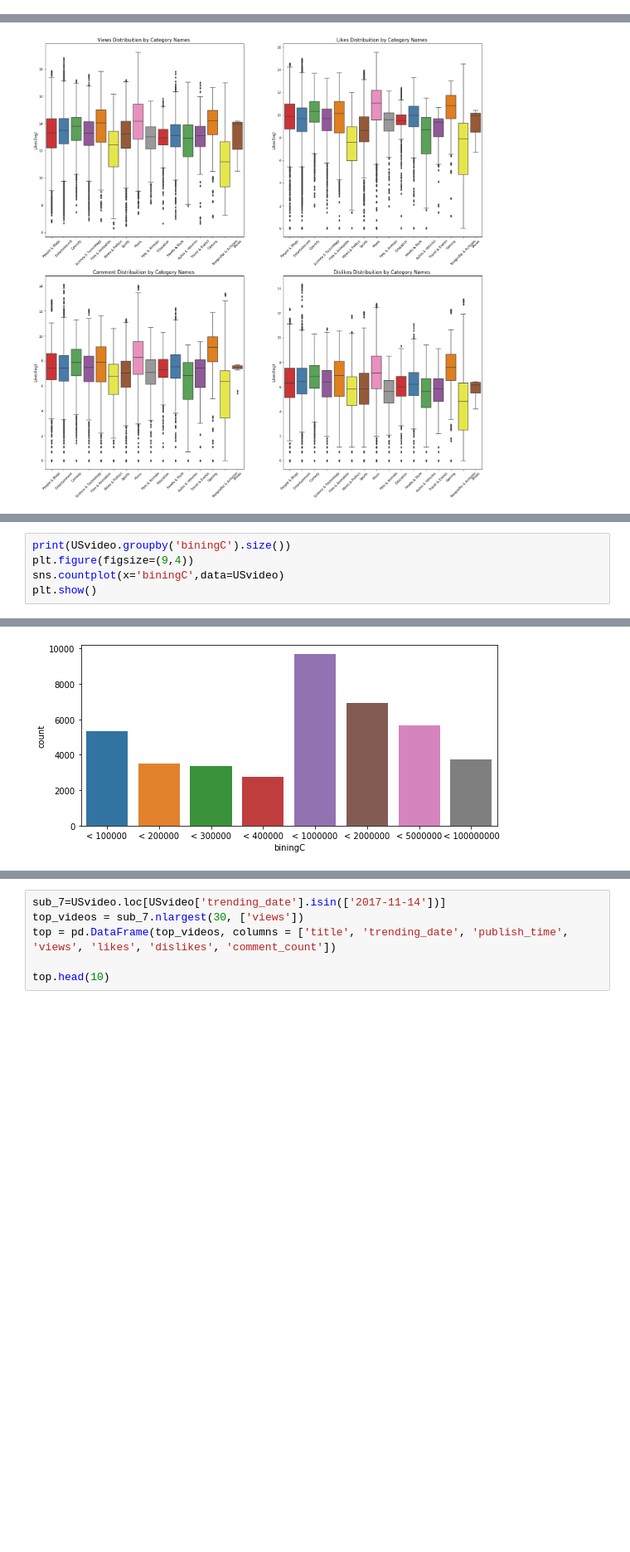
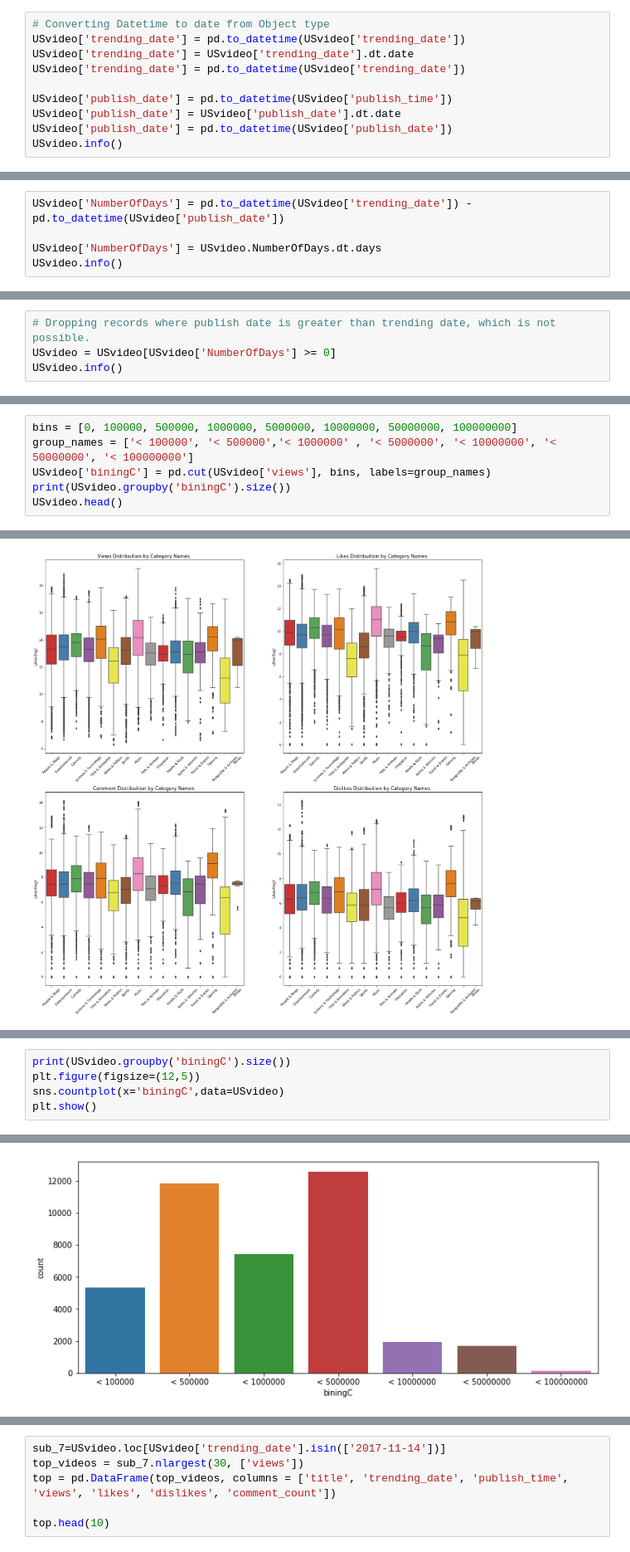
Before and after one commit to avijitj-hub/KDD-Project, a Jupyter notebook: Project - Deliverable 3.ipynb, the cells around one changed output, grey strips where cells are left out. Shown at 83% size. Drawn from its saved outputs; the diff is of its cells as text; blank space fills up the shorter version.

```diff
--- a/Project - Deliverable 3.ipynb
+++ b/Project - Deliverable 3.ipynb
@@ -198,0 +196,10 @@ USvideo.head(23)
+# %%
+# Converting Datetime to date from Object type
+USvideo['trending_date'] = pd.to_datetime(USvideo['trending_date'])
+USvideo['trending_date'] = USvideo['trending_date'].dt.date
+USvideo['trending_date'] = pd.to_datetime(USvideo['trending_date'])
+
+USvideo['publish_date'] = pd.to_datetime(USvideo['publish_time'])
+USvideo['publish_date'] = USvideo['publish_date'].dt.date
+USvideo['publish_date'] = pd.to_datetime(USvideo['publish_date'])
+USvideo.info()
@@ -198,0 +226,5 @@ USvideo.head(23)
+# %%
+USvideo['NumberOfDays'] = pd.to_datetime(USvideo['trending_date']) - pd.to_datetime(USvideo['publish_date'])
+
+USvideo['NumberOfDays'] = USvideo.NumberOfDays.dt.days
+USvideo.info()
@@ -198,0 +251,4 @@ USvideo.head(23)
+# %%
+# Dropping records where publish date is greater than trending date, which is not possible.
+USvideo = USvideo[USvideo['NumberOfDays'] >= 0]
+USvideo.info()
@@ -231,0 +308,6 @@ plt.show()
+# %%
+bins = [0, 100000, 500000, 1000000, 5000000, 10000000, 50000000, 100000000]
+group_names = ['< 100000', '< 500000','< 1000000' , '< 5000000', '< 10000000', '< 50000000', '< 100000000']
+USvideo['biningC'] = pd.cut(USvideo['views'], bins, labels=group_names)
+print(USvideo.groupby('biningC').size())
+USvideo.head()
@@ -375,6 +392,6 @@ dtype: int64
 # %%
 print(USvideo.groupby('biningC').size())
-plt.figure(figsize=(9,4))
+plt.figure(figsize=(12,5))
 sns.countplot(x='biningC',data=USvideo)
 plt.show()
 # %% [output]
@@ -390,3 +406,3 @@ biningC
 dtype: int64
-[figure, old version]
+[figure, new version]
 # %% [markdown]
```
Also changed, not shown: parts of 85 cells of this notebook.
